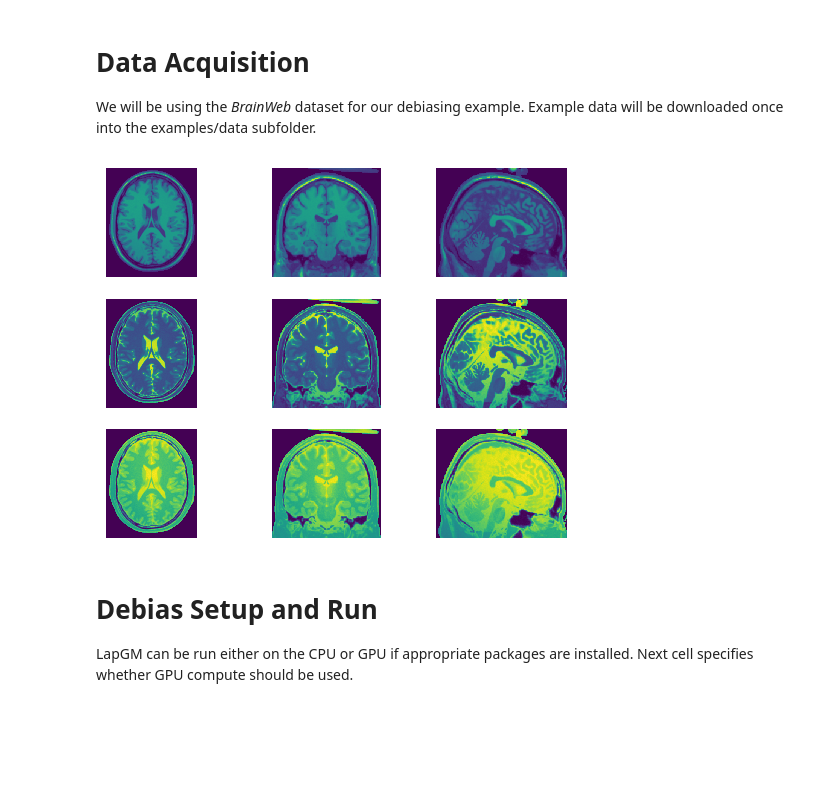
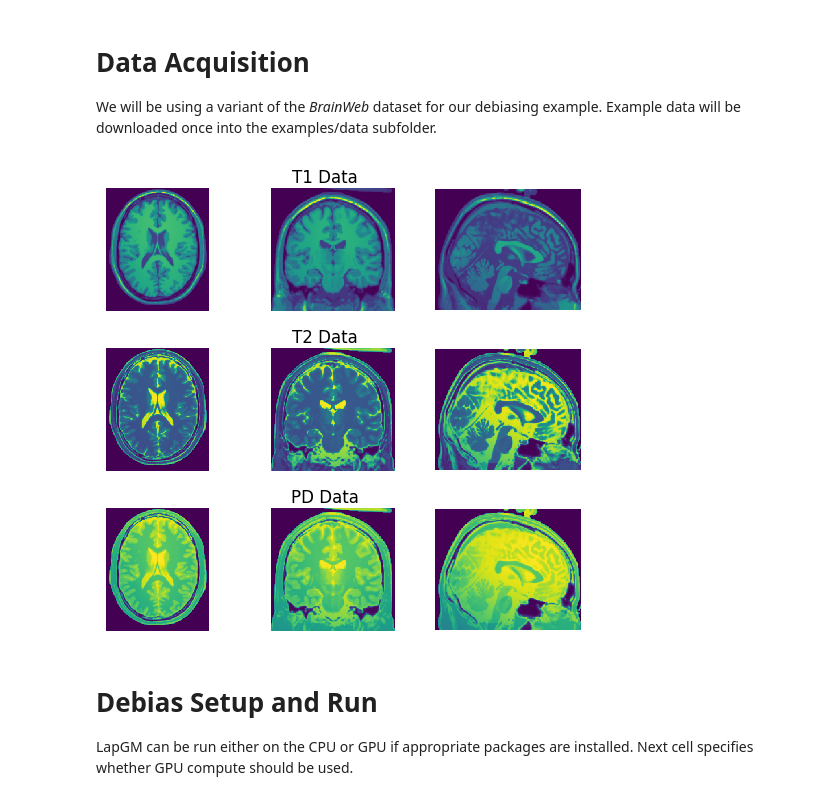
Before and after one commit to lucianoAvinas/lapgm, a Jupyter notebook: examples/debias.ipynb, the cells around one changed output. Saved outputs shown, nothing was run; the diff lists cells and outputs as text; code cells hidden in the pictures; blank space fills up the shorter version.

Commit message:
changes to view_utils and example

```diff
--- a/examples/debias.ipynb
+++ b/examples/debias.ipynb
@@ -7,20 +7,20 @@ import matplotlib.pyplot as plt
 # %% [markdown]
 # Data Acquisition
-We will be using the *BrainWeb* dataset for our debiasing example. Example data will be downloaded once into the examples/data subfolder.
+We will be using a variant of the *BrainWeb* dataset for our debiasing example. Example data will be downloaded once into the examples/data subfolder.
 # %%
-# Select a low noise, high RF intensity preset from the BrainWeb normal dataset
-brainweb_dict = brainweb_utils.download_and_read_normal(noise=1, rf_intensity=40)
+# Download and read BrainWeb normal data
+brainweb_dict = brainweb_utils.get_biased_data()
 
 brainweb_data = [brainweb_dict['T1'], brainweb_dict['T2'], brainweb_dict['PD']]
 # %%
 # Associated label data
 class_data = brainweb_utils.download_and_read_phantom()
 data_mask = class_data > 0
 
 # View center slices of the BrainWeb dataset
-view_utils.view_center_slices(brainweb_data, data_mask, color_scale=True)
+view_utils.view_center_slices(brainweb_data, data_mask, ['T1 Data', 'T2 Data', 'PD Data'])
 # %% [output]
-[figure, old version]
+[figure, new version]
 # %% [markdown]
 # Debias Setup and Run
 LapGM can be run either on the CPU or GPU if appropriate packages are installed. Next cell specifies whether GPU compute should be used.
```
Also changed, not shown: parts of 8 cells of this notebook, 3 other files.
